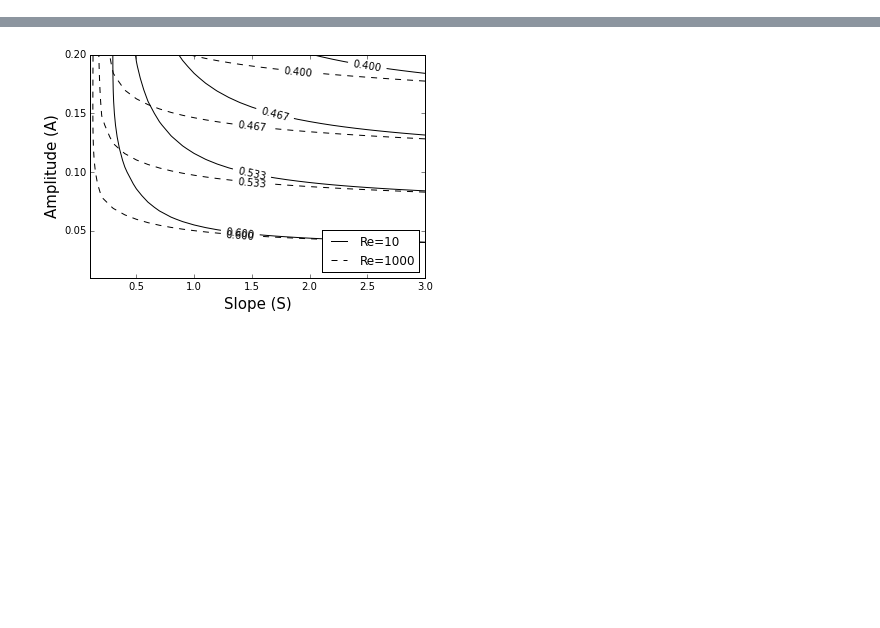
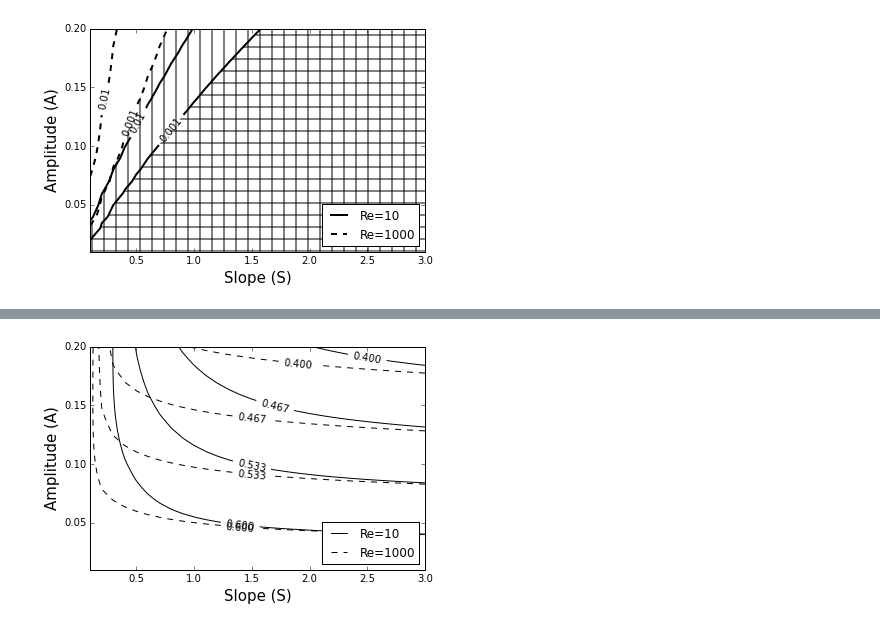
Before and after one commit to saba-vadarevu/Grooved-Channel-Flow, a Jupyter notebook: laminar.ipynb, the cells around one changed output, grey strips where cells are left out. Saved outputs shown, nothing was run; the diff lists cells and outputs as text; code cells hidden in the pictures; blank space fills up the shorter version.

```diff
--- a/laminar.ipynb
+++ b/laminar.ipynb
@@ -112,0 +114,23 @@ xSepRe10 = xSep.copy(); xReatRe10 = xReat.copy(); xBubRe10 = xBub.copy(); yBubRe
+# %%
+epsArr = 0.5*np.arange(0.01,0.2001,0.01)
+gArr = 0.5*np.arange(0.1,3.001,0.1)
+epsArr = np.tile(epsArr.reshape(20,1),(1,30))
+gArr = np.tile(gArr.reshape(1,30),(20,1))
+# %%
+plt.figure()
+# vCore
+vCoreLevels= [0.001,0.01]
+C10 = plt.contour(2.*gArr, 2.*epsArr, vCoreRe10,levels=vCoreLevels,colors='k',linewidths=2)
+C10hatch = plt.contourf(2.*gArr, 2.*epsArr, vCoreRe10,levels=[0.,0.001],hatches=['-'],colors='none')
+plt.clabel(C10,fmt='%0.4g',fontsize='x-large')
+C1000 = plt.contour(2.*gArr, 2.*epsArr, vCoreRe1000, levels=vCoreLevels, colors='k',linestyles='dashed',linewidths=2)
+C1000hatch = plt.contourf(2.*gArr, 2.*epsArr, vCoreRe1000,levels=[0.,0.001],hatches=['|'],colors='none')
+plt.clabel(C1000,fmt='%0.4g',fontsize='x-large')
+plt.legend([C10.collections[0],C1000.collections[0]],["Re=10", "Re=1000"],loc='lower right')
+
+plt.savefig(figureFolder+'noLabels/'+"vCore.eps",dpi=600,format="eps")
+plt.xlabel("Slope (S)",fontsize=15); plt.ylabel("Amplitude (A)",fontsize=15)
+plt.savefig(figureFolder+"vCore.eps",dpi=600,format="eps")
+plt.show()
+# %% [output]
+[figure, added]
```
Also changed, not shown: parts of 64 cells of this notebook, 3 other files.
